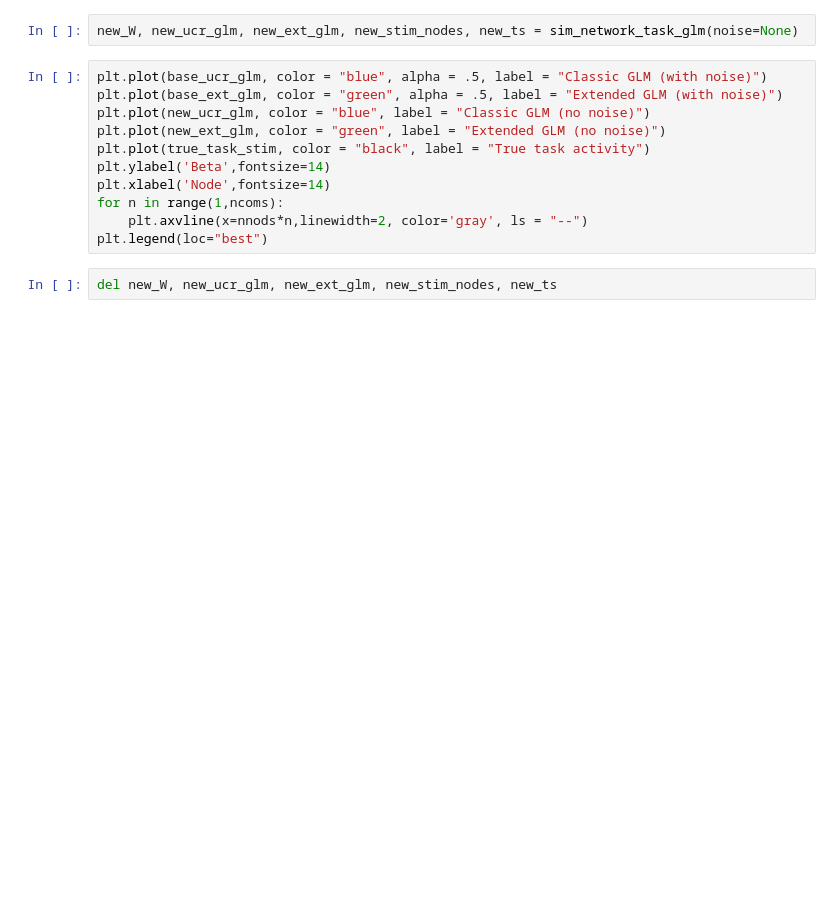
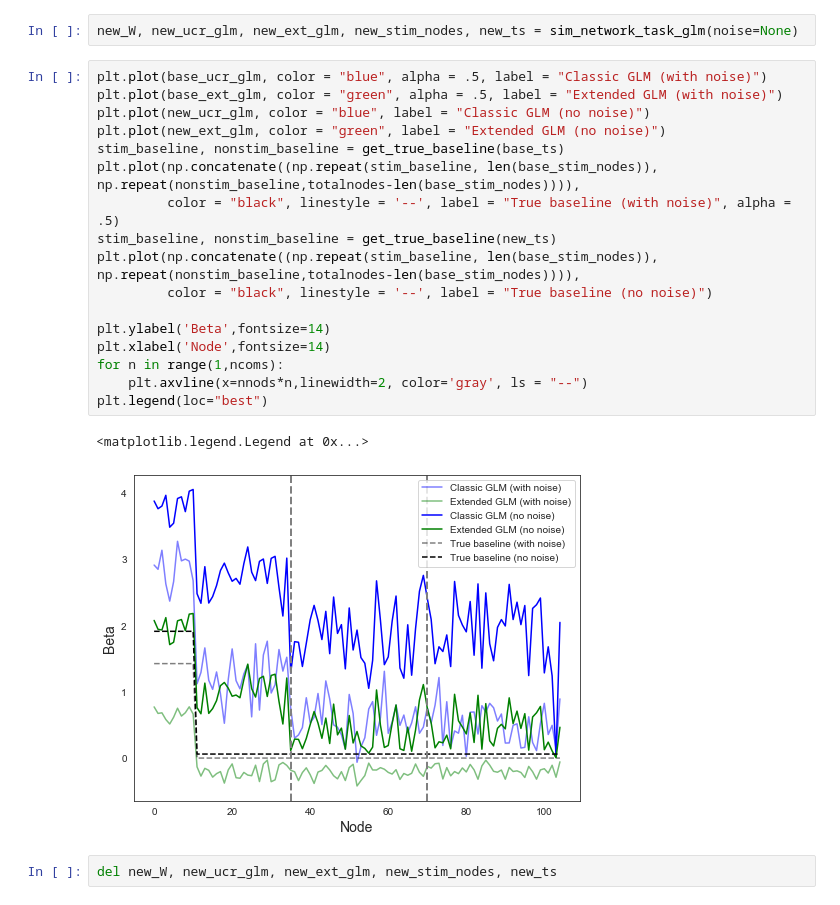
Before and after one commit to zenkavi/DevStudy_FmriNbs, a Jupyter notebook: notebooks/informationtransfermapping/TheoreticalResults/Zenkavi_Simulations/Extended_GLM_neural_network_level.ipynb, the cells around one changed output. Cells and saved outputs as stored; diff of their text form; blank space fills up the shorter version.

```diff
--- a/notebooks/informationtransfermapping/TheoreticalResults/Zenkavi_Simulations/Extended_GLM_neural_network_level.ipynb
+++ b/notebooks/informationtransfermapping/TheoreticalResults/Zenkavi_Simulations/Extended_GLM_neural_network_level.ipynb
@@ -445,14 +462,23 @@ new_W, new_ucr_glm, new_ext_glm, new_stim_nodes, new_ts = sim_network_task_glm(n
 # %%
 plt.plot(base_ucr_glm, color = "blue", alpha = .5, label = "Classic GLM (with noise)")
 plt.plot(base_ext_glm, color = "green", alpha = .5, label = "Extended GLM (with noise)")
 plt.plot(new_ucr_glm, color = "blue", label = "Classic GLM (no noise)")
 plt.plot(new_ext_glm, color = "green", label = "Extended GLM (no noise)")
-plt.plot(true_task_stim, color = "black", label = "True task activity")
+stim_baseline, nonstim_baseline = get_true_baseline(base_ts)
+plt.plot(np.concatenate((np.repeat(stim_baseline, len(base_stim_nodes)), np.repeat(nonstim_baseline,totalnodes-len(base_stim_nodes)))),
+         color = "black", linestyle = '--', label = "True baseline (with noise)", alpha = .5)
+stim_baseline, nonstim_baseline = get_true_baseline(new_ts)
+plt.plot(np.concatenate((np.repeat(stim_baseline, len(base_stim_nodes)), np.repeat(nonstim_baseline,totalnodes-len(base_stim_nodes)))),
+         color = "black", linestyle = '--', label = "True baseline (no noise)")
+
 plt.ylabel('Beta',fontsize=14)
 plt.xlabel('Node',fontsize=14)
 for n in range(1,ncoms):
     plt.axvline(x=nnods*n,linewidth=2, color='gray', ls = "--")
 plt.legend(loc="best")
+# %% [output]
+<matplotlib.legend.Legend at 0x...>
+[figure, added]
 # %%
 del new_W, new_ucr_glm, new_ext_glm, new_stim_nodes, new_ts
 # %% [markdown]
```
Also changed, not shown: parts of 10 cells of this notebook.
